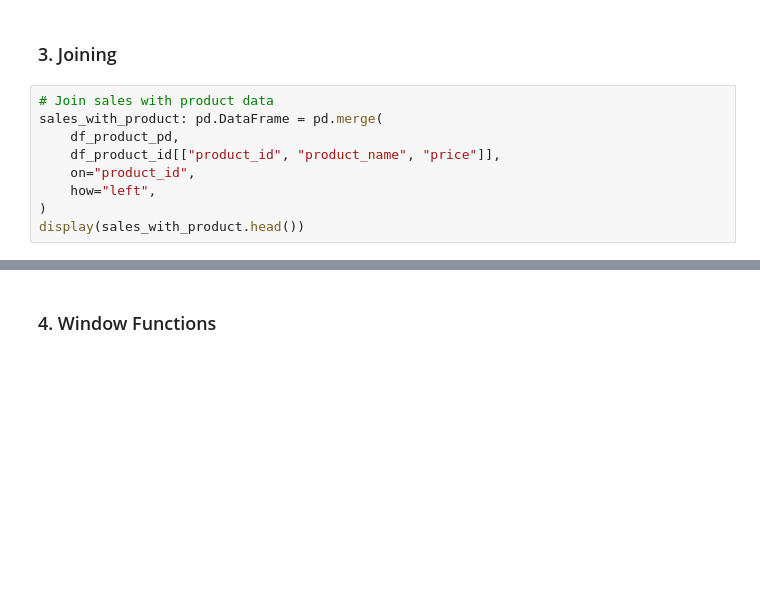
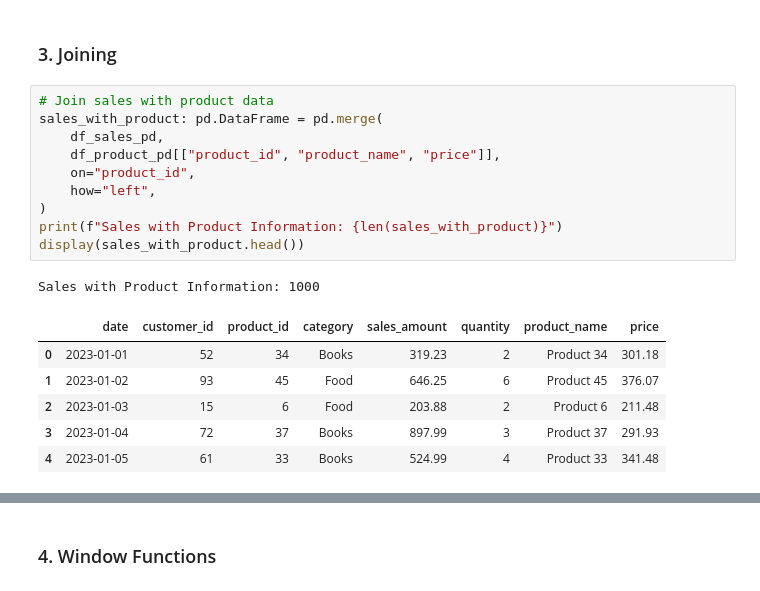
Before and after one commit to chrimaho/querying-data, a Jupyter notebook: src/querying_data/notebooks/querying.ipynb, the cells around one changed output, grey strips where cells are left out. Drawn from its saved outputs; the diff is of its cells as text; blank space fills up the shorter version.

```diff
--- a/src/querying_data/notebooks/querying.ipynb
+++ b/src/querying_data/notebooks/querying.ipynb
@@ -219,12 +237,21 @@ fig.show()
 # %%
 # Join sales with product data
 sales_with_product: pd.DataFrame = pd.merge(
-    df_product_pd,
-    df_product_id[["product_id", "product_name", "price"]],
+    df_sales_pd,
+    df_product_pd[["product_id", "product_name", "price"]],
     on="product_id",
     how="left",
 )
+print(f"Sales with Product Information: {len(sales_with_product)}")
 display(sales_with_product.head())
+# %% [output]
+Sales with Product Information: 1000
+|  | date | customer_id | product_id | category | sales_amount | quantity | product_name | price |
+| 0 | 2023-01-01 | 52 | 34 | Books | 319.23 | 2 | Product 34 | 301.18 |
+| 1 | 2023-01-02 | 93 | 45 | Food | 646.25 | 6 | Product 45 | 376.07 |
+| 2 | 2023-01-03 | 15 | 6 | Food | 203.88 | 2 | Product 6 | 211.48 |
+| 3 | 2023-01-04 | 72 | 37 | Books | 897.99 | 3 | Product 37 | 291.93 |
+| 4 | 2023-01-05 | 61 | 33 | Books | 524.99 | 4 | Product 33 | 341.48 |
 # %%
 # Join with customer information to get a complete view
 complete_sales: pd.DataFrame = pd.merge(
```
Also changed, not shown: parts of 36 cells of this notebook, 1 other file.
